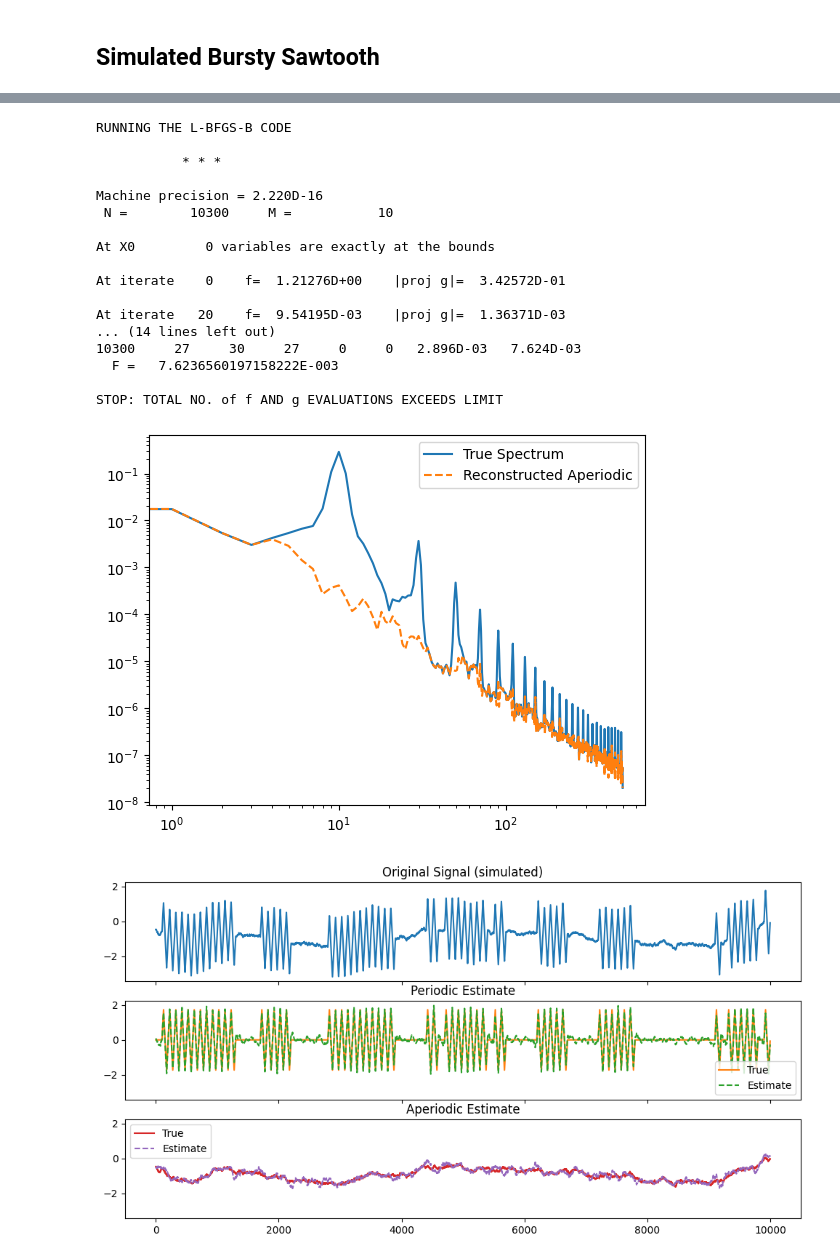
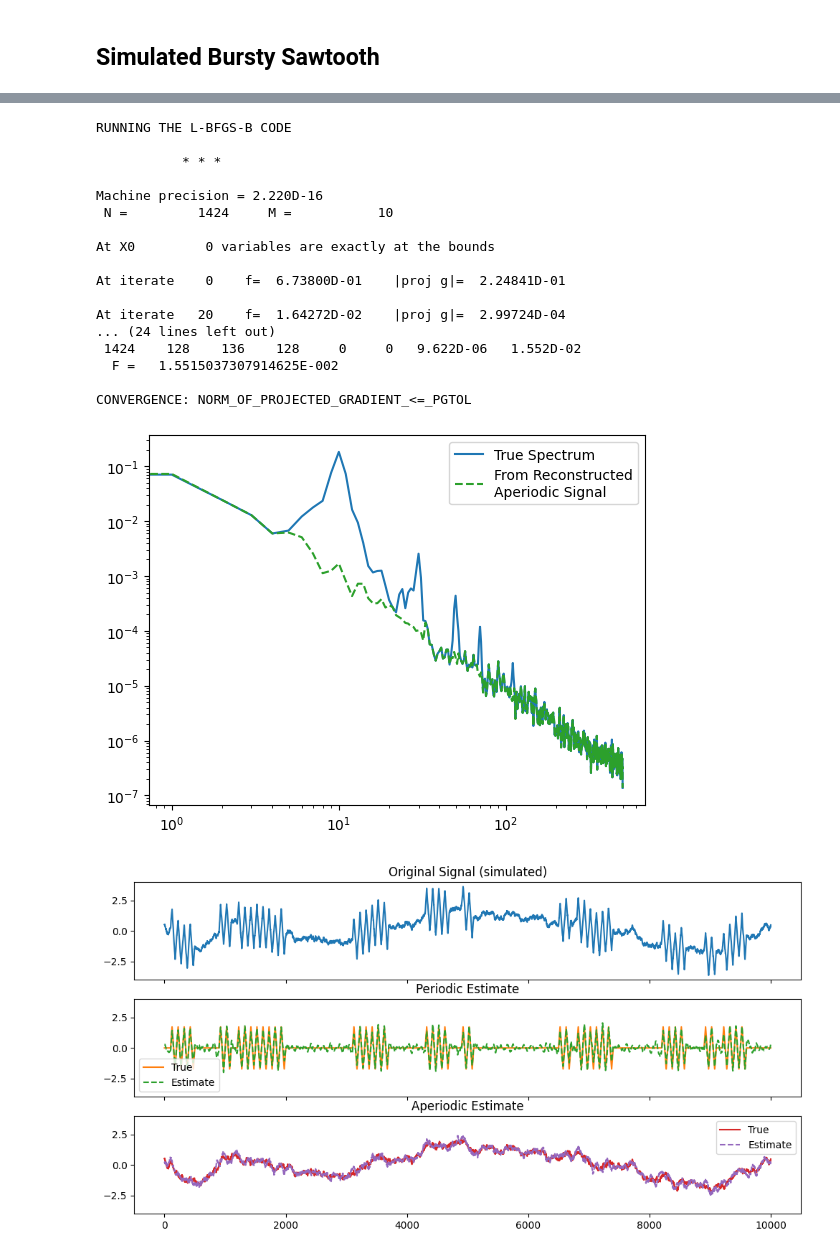
Before and after one commit to ryanhammonds/explorations, a Jupyter notebook: periodic_aperiodic_decomposition.ipynb, the cells around one changed output, grey strips where cells are left out. Cells and saved outputs as stored; diff of their text form; code cells hidden in the pictures.

```diff
--- a/periodic_aperiodic_decomposition.ipynb
+++ b/periodic_aperiodic_decomposition.ipynb
@@ -179,7 +179,7 @@ Text(0.5, 1.0, 'Aperiodic Estimate')
 # %% [markdown]
 ## Simulated Asine
 # %%
-n_seconds = 25
+n_seconds = 10
 fs = 1000
 
 # Simulate
@@ -283,7 +283,7 @@ axes[2].legend();
 # %% [markdown]
 ## Simulated Bursty Sawtooth
 # %%
-n_seconds = 25
+n_seconds = 10
 fs = 1000
 
 # Simulate
@@ -341,18 +341,18 @@ RUNNING THE L-BFGS-B CODE
            * * *
 
 Machine precision = 2.220D-16
- N =        10300     M =           10
+ N =         1424     M =           10
 
 At X0         0 variables are exactly at the bounds
 
-At iterate    0    f=  1.21276D+00    |proj g|=  3.42572D-01
+At iterate    0    f=  6.73800D-01    |proj g|=  2.24841D-01
 
-At iterate   20    f=  9.54195D-03    |proj g|=  1.36371D-03
-... (14 lines left out)
-10300     27     30     27     0     0   2.896D-03   7.624D-03
-  F =   7.6236560197158222E-003
+At iterate   20    f=  1.64272D-02    |proj g|=  2.99724D-04
+... (24 lines left out)
+ 1424    128    136    128     0     0   9.622D-06   1.552D-02
+  F =   1.5515037307914625E-002
 
-STOP: TOTAL NO. of f AND g EVALUATIONS EXCEEDS LIMIT
+CONVERGENCE: NORM_OF_PROJECTED_GRADIENT_<=_PGTOL
 # %%
 # Get results
 opt_weights = res.x
@@ -362,25 +362,25 @@ sig_ap_pred, fcoefs_pred, powers_pred_log = apply_fourier_weights(fcoefs, opt_we
 _freqs, _powers = compute_spectrum(sig, fs)
 
 plt.loglog(*compute_spectrum(sig, fs), label='True Spectrum')
-plt.loglog(*compute_spectrum(sig_ap_pred, fs), ls='--', label='Reconstructed Aperiodic')
+plt.loglog(*compute_spectrum(sig_ap_pred, fs), ls='--', label='From Reconstructed\nAperiodic Signal', color='C2')
 plt.legend();
 # %% [output]
-[figure, old version]
+[figure, new version]
 # %%
 fig, axes = plt.subplots(nrows=3, figsize=(12, 6), sharey=True, sharex=True)
 
 i = 10000
 axes[0].plot(sig[:i])
 axes[0].set_title('Original Signal (simulated)')
 
 axes[1].plot((sig_pe)[:i], color='C1', label='True')
-axes[1].plot((sig-sig_ap_pred)[:i], color='C2', ls='--', label='Estimate')
+axes[1].plot((sig-sig_ap_pred)[:i], color='C3', ls='--', label='Estimate')
 axes[1].set_title('Periodic Estimate')
 axes[1].legend()
 
-axes[2].plot((sig_ap)[:i], color='C3', label='True')
-axes[2].plot((sig_ap_pred)[:i], color='C4', ls='--', label='Estimate')
+axes[2].plot((sig_ap)[:i], color='C4', label='True')
+axes[2].plot((sig_ap_pred)[:i], color='C2', ls='--', label='Estimate')
 axes[2].set_title('Aperiodic Estimate')
 axes[2].legend();
 # %% [output]
-[figure, old version]
+[figure, new version]
```
Also changed, not shown: parts of 6 cells of this notebook.
